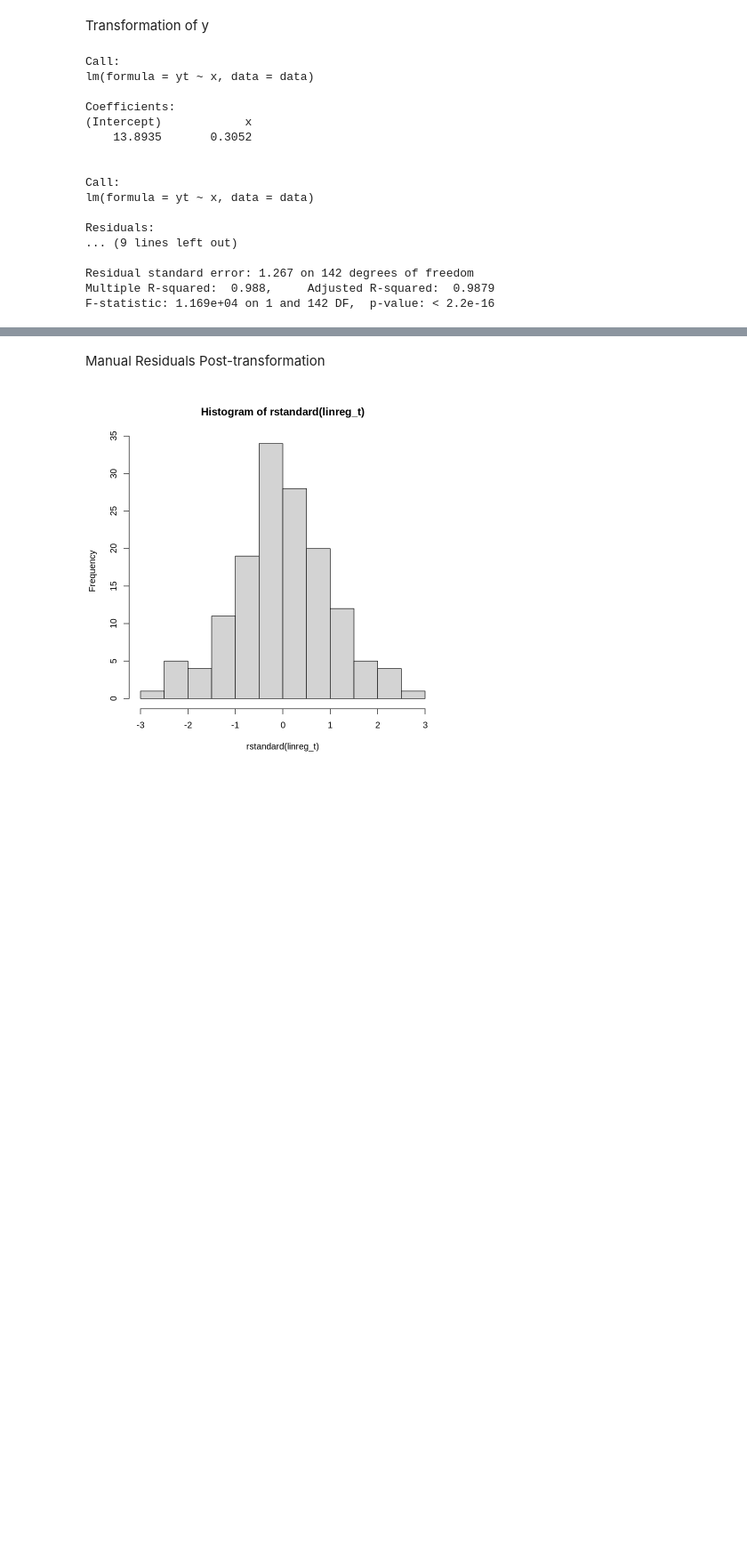
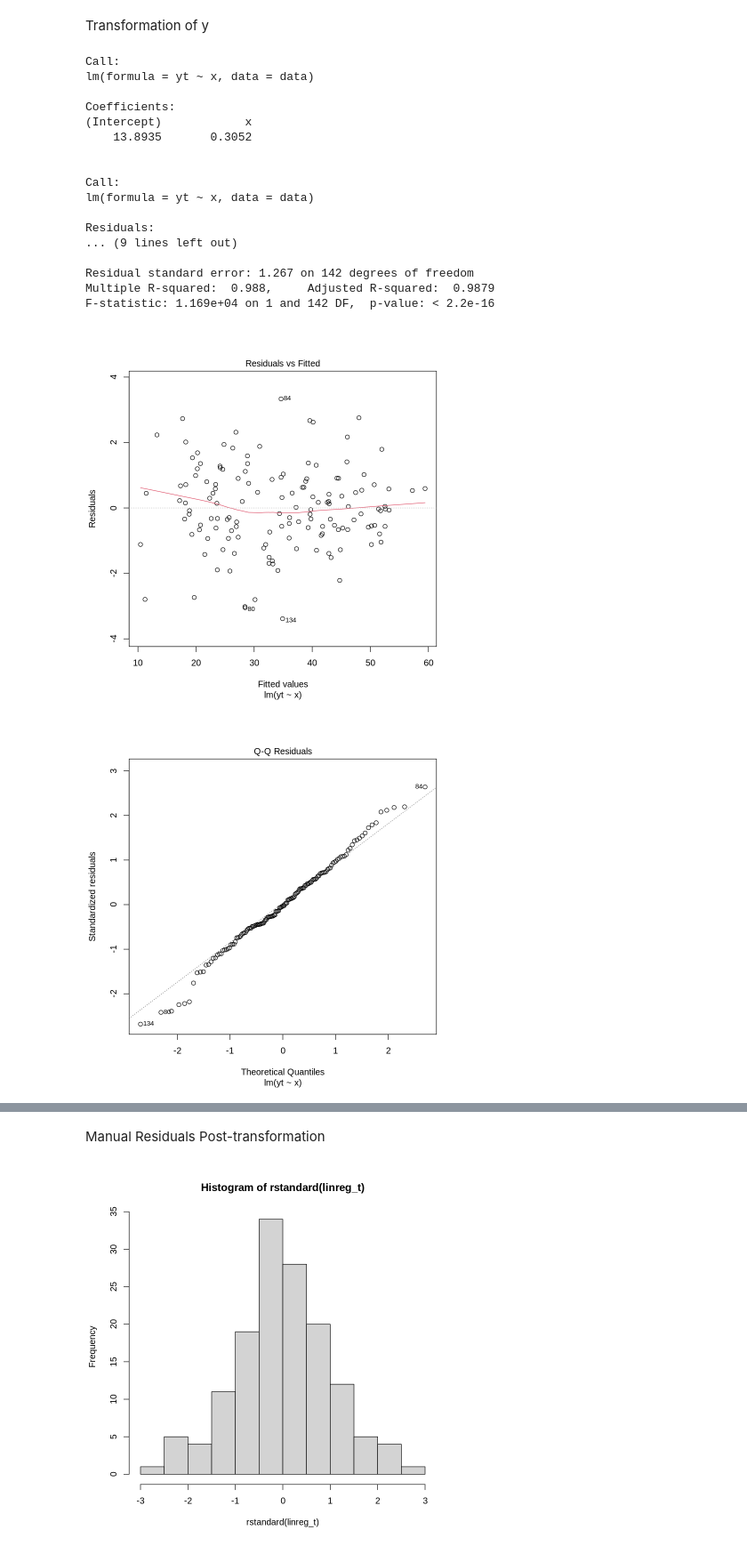
Before and after one commit to carn51/Assignment-1, a Jupyter notebook: A1/Assignment_1_SLR_Template.ipynb, the cells around one changed output, grey strips where cells are left out. Shown at 89% size. Cells and saved outputs as stored; diff of their text form; code cells hidden in the pictures; blank space fills up the shorter version.

```diff
--- a/A1/Assignment_1_SLR_Template.ipynb
+++ b/A1/Assignment_1_SLR_Template.ipynb
@@ -110,3 +110,8 @@ Residuals:
 Residual standard error: 1.267 on 142 degrees of freedom
 Multiple R-squared:  0.988,     Adjusted R-squared:  0.9879
 F-statistic: 1.169e+04 on 1 and 142 DF,  p-value: < 2.2e-16
+# %%
+plot(linreg_t)
+# %% [output]
+[figure, added]
+[figure, added]
```
Also changed, not shown: parts of 12 cells of this notebook.
